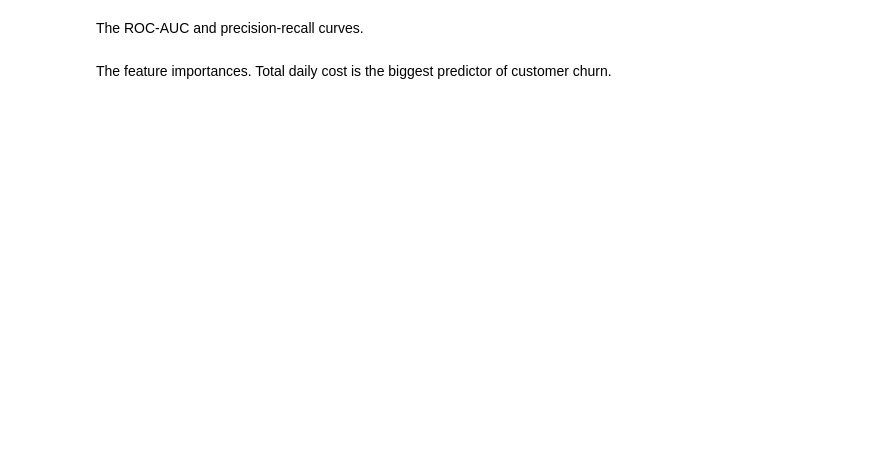
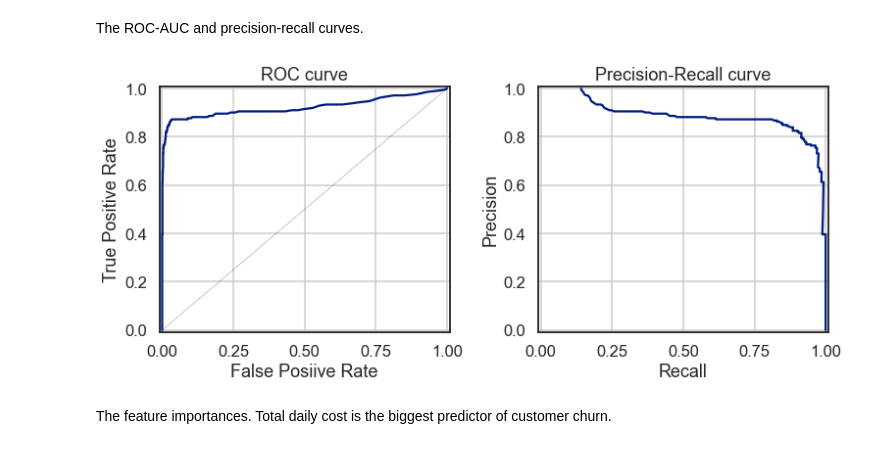
Before and after one commit to frahz/CNT4153-Assignments, a Jupyter notebook: assignments/Assignment 9_Bagging.ipynb, the cells around one changed output. Cells and saved outputs as stored; diff of their text form; code cells hidden in the pictures; blank space fills up the shorter version.

```diff
--- a/assignments/Assignment 9_Bagging.ipynb
+++ b/assignments/Assignment 9_Bagging.ipynb
@@ -301,4 +318,38 @@ print(score_df)
 # %% [markdown]
 The ROC-AUC and precision-recall curves.
+# %%
+sns.set_context("talk")
+
+fig, axList = plt.subplots(ncols=2)
+fig.set_size_inches(11, 5)
+
+# get probability for each of the two categories
+y_prob = model.predict_proba(X_test)
+
+# ROC-AUC curve
+ax = axList[0]
+
+fpr, tpr, thresholds = roc_curve(y_test, y_prob[:,-1])
+ax.plot(fpr, tpr)
+
+ax.plot([0,1], [0, 1], ls="--", color="black", lw=.3)
+ax.set(xlabel="False Posiive Rate", ylabel="True Positive Rate",
+       xlim=[-.01, 1.01], ylim= [-.01, 1.01],
+       title="ROC curve")
+ax.grid(True)
+
+# precision-recall curve
+ax = axList[1]
+
+precision, recall, _ = precision_recall_curve(y_test, y_prob[:,1])
+ax.plot(precision, recall)
+ax.set(xlabel="Recall", ylabel="Precision",
+       xlim=[-.01, 1.01], ylim= [-.01, 1.01],
+       title="Precision-Recall curve")
+ax.grid(True)
+
+plt.tight_layout()
+# %% [output]
+[figure, added]
 # %% [markdown]
 The feature importances. Total daily cost is the biggest predictor of customer churn.
```
Also changed, not shown: parts of 4 cells of this notebook.
